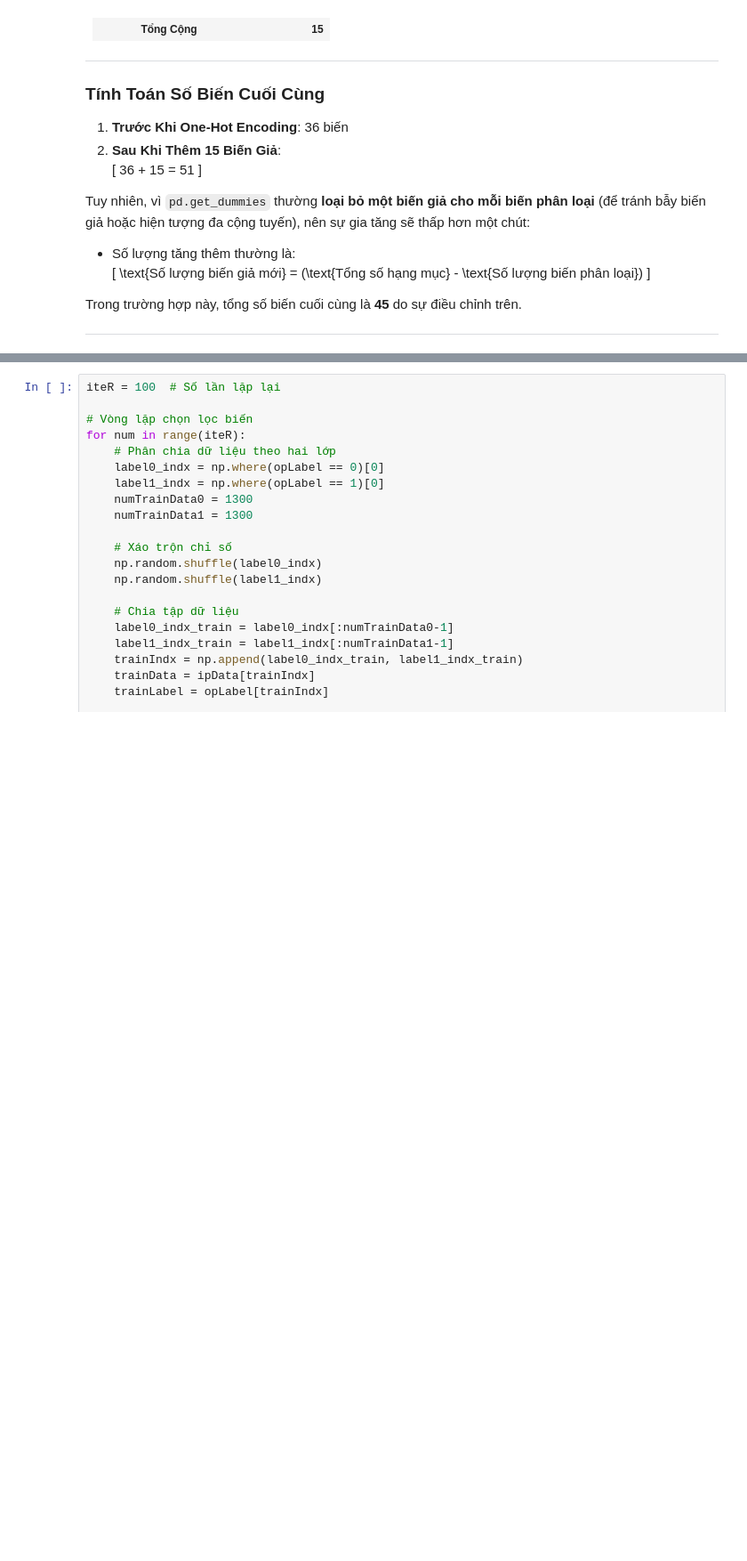
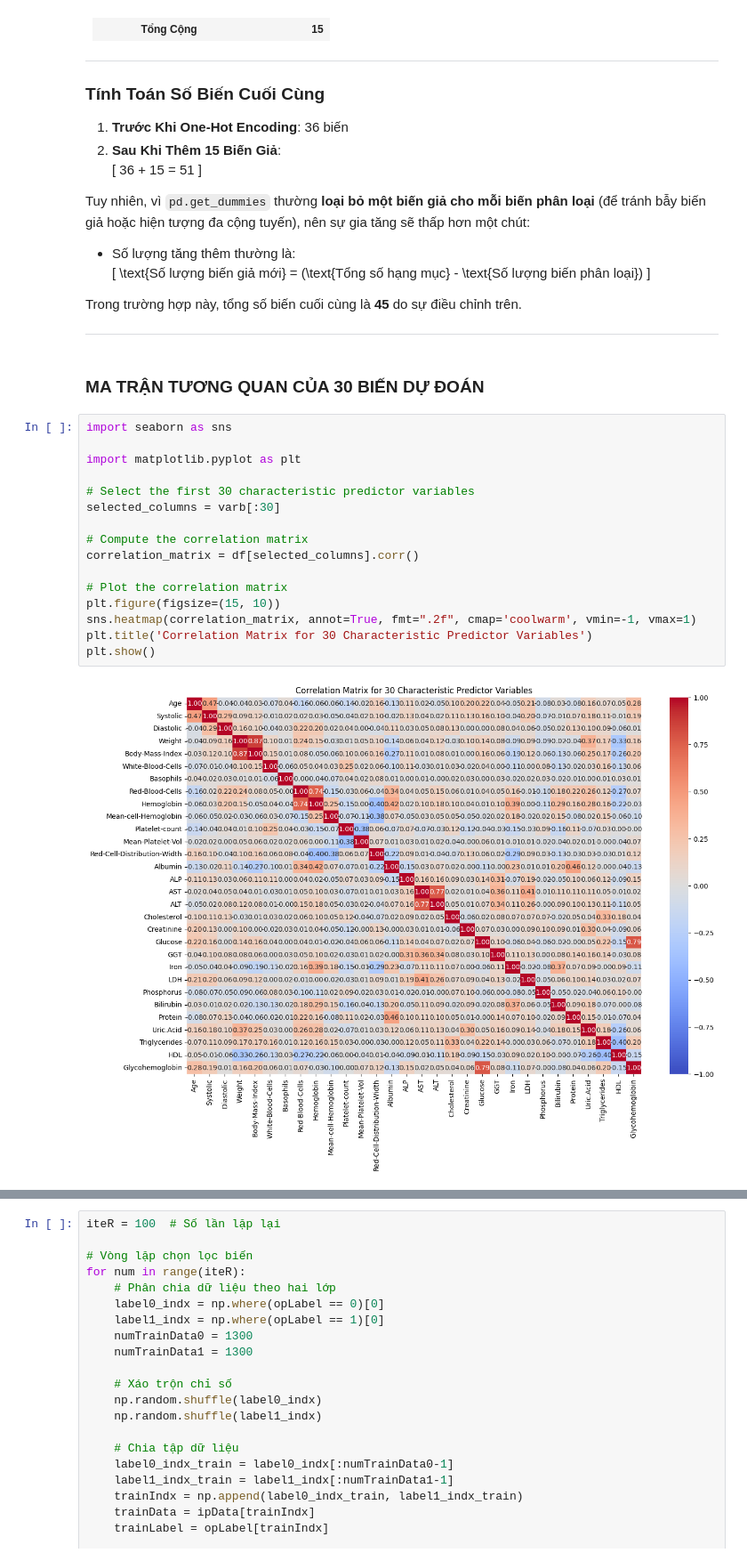
Before and after one commit to SlowJii/PTIT-CNN-Prediction-Cardiovascular, a Jupyter notebook: CNN-Cardiovascular-Prediction.ipynb, the cells around one changed output, grey strips where cells are left out. Shown at 89% size. Cells and saved outputs as stored; diff of their text form; blank space fills up the shorter version.

```diff
--- a/CNN-Cardiovascular-Prediction.ipynb
+++ b/CNN-Cardiovascular-Prediction.ipynb
@@ -374,3 +342,23 @@ Tuy nhiên, vì `pd.get_dummies` thường **loại bỏ một biến giả cho
 Trong trường hợp này, tổng số biến cuối cùng là **45** do sự điều chỉnh trên.
 
 ---
+# %% [markdown]
+### MA TRẬN TƯƠNG QUAN CỦA 30 BIẾN DỰ ĐOÁN
+# %%
+import seaborn as sns
+
+import matplotlib.pyplot as plt
+
+# Select the first 30 characteristic predictor variables
+selected_columns = varb[:30]
+
+# Compute the correlation matrix
+correlation_matrix = df[selected_columns].corr()
+
+# Plot the correlation matrix
+plt.figure(figsize=(15, 10))
+sns.heatmap(correlation_matrix, annot=True, fmt=".2f", cmap='coolwarm', vmin=-1, vmax=1)
+plt.title('Correlation Matrix for 30 Characteristic Predictor Variables')
+plt.show()
+# %% [output]
+[figure, added]
```
Also changed, not shown: parts of 21 cells of this notebook, 1 other file.
